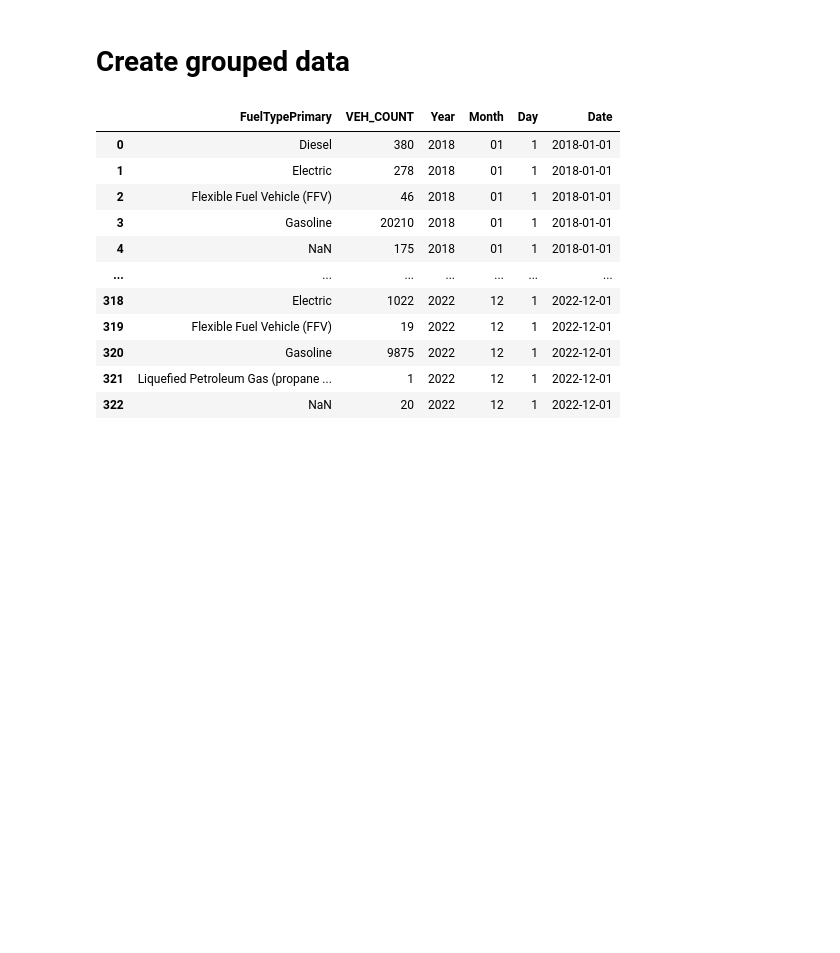
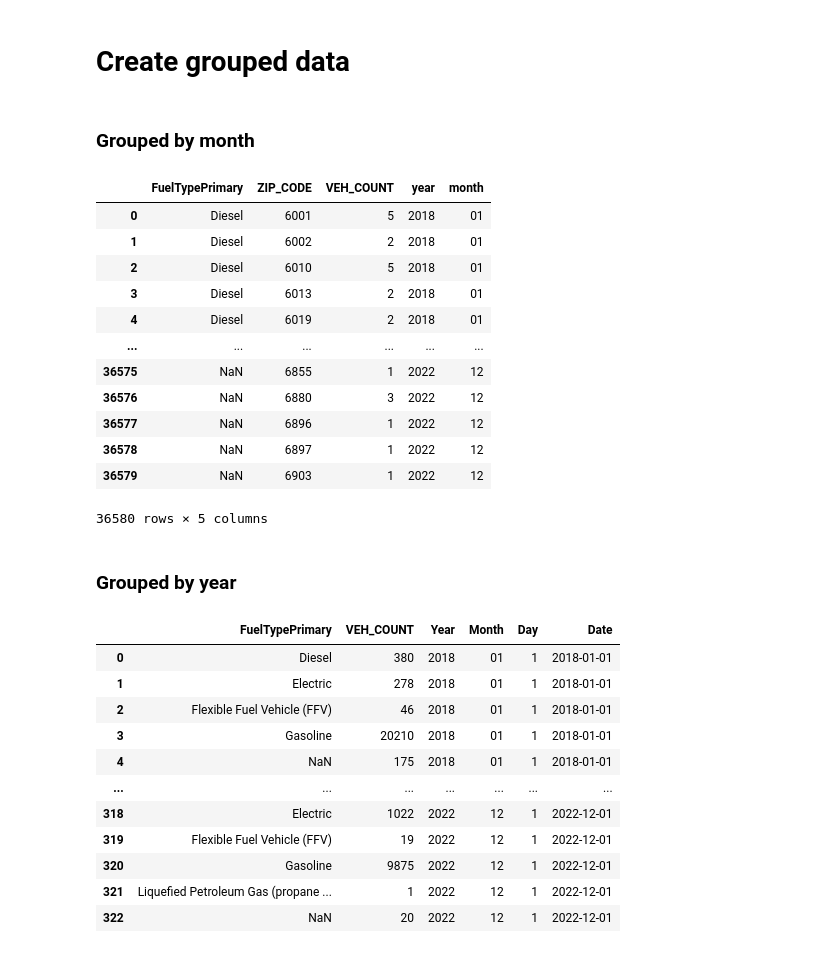
Before and after one commit to rajanoureddine/ctdot-tobin-yse, a Jupyter notebook: prepare_vehicle_data.ipynb, the cells around one changed output. Saved outputs shown, nothing was run; the diff lists cells and outputs as text; code cells hidden in the pictures; blank space fills up the shorter version.

```diff
--- a/prepare_vehicle_data.ipynb
+++ b/prepare_vehicle_data.ipynb
@@ -442,3 +442,26 @@ match_4_resolved.to_csv(path / "data" / "outputs" / "new_vehicles_match_4_resolv
 match_4_resolved = pd.read_csv(path / "data" / "outputs" / "new_vehicles_match_4_resolved.csv")
 # %% [markdown]
 # Create grouped data
+# %% [markdown]
+### Grouped by month
+# %%
+by_month = match_4_resolved.groupby(["everREPORT_YEAR_MONTH", "FuelTypePrimary", "ZIP_CODE"], dropna = False).sum()
+by_month = by_month.iloc[:, ~by_month.columns.isin(["MODEL_YEAR", "TRANSACTION_PRICE", "Unnamed: 0.2", "Unnamed: 0.1", "Unnamed: 0"])]
+by_month = by_month.reset_index()
+by_month["year"] = by_month["everREPORT_YEAR_MONTH"].astype(str).str[0:4]
+by_month["month"] = by_month["everREPORT_YEAR_MONTH"].astype(str).str[4:6]
+by_month = by_month.drop("everREPORT_YEAR_MONTH", axis = 1)
+# %% [output]
+|  | FuelTypePrimary | ZIP_CODE | VEH_COUNT | year | month |
+| 0 | Diesel | 6001 | 5 | 2018 | 01 |
+| 1 | Diesel | 6002 | 2 | 2018 | 01 |
+| 2 | Diesel | 6010 | 5 | 2018 | 01 |
+| 3 | Diesel | 6013 | 2 | 2018 | 01 |
+| 4 | Diesel | 6019 | 2 | 2018 | 01 |
+| ... | ... | ... | ... | ... | ... |
+| 36575 | NaN | 6855 | 1 | 2022 | 12 |
+| 36576 | NaN | 6880 | 3 | 2022 | 12 |
+| 36577 | NaN | 6896 | 1 | 2022 | 12 |
+| 36578 | NaN | 6897 | 1 | 2022 | 12 |
+| 36579 | NaN | 6903 | 1 | 2022 | 12 |
+36580 rows × 5 columns
@@ -444,0 +470,2 @@ match_4_resolved = pd.read_csv(path / "data" / "outputs" / "new_vehicles_match_4
+# %% [markdown]
+### Grouped by year
```
Also changed, not shown: parts of 3 cells of this notebook, 4 other files.
